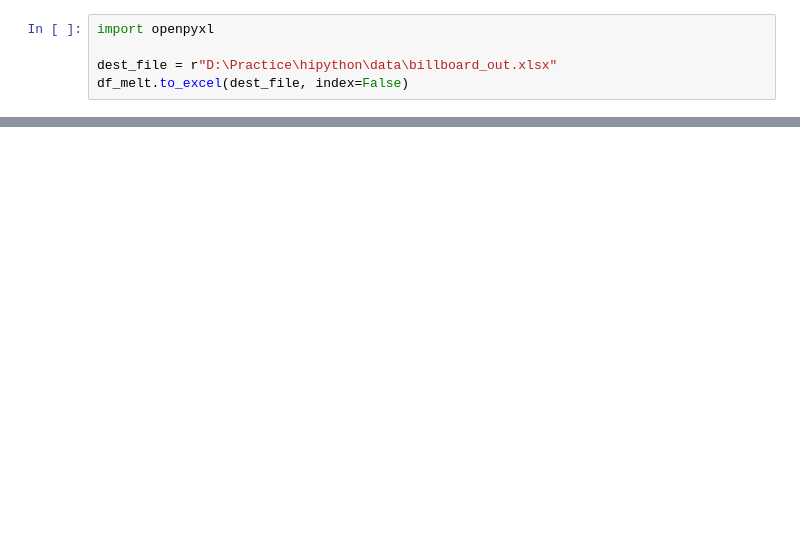
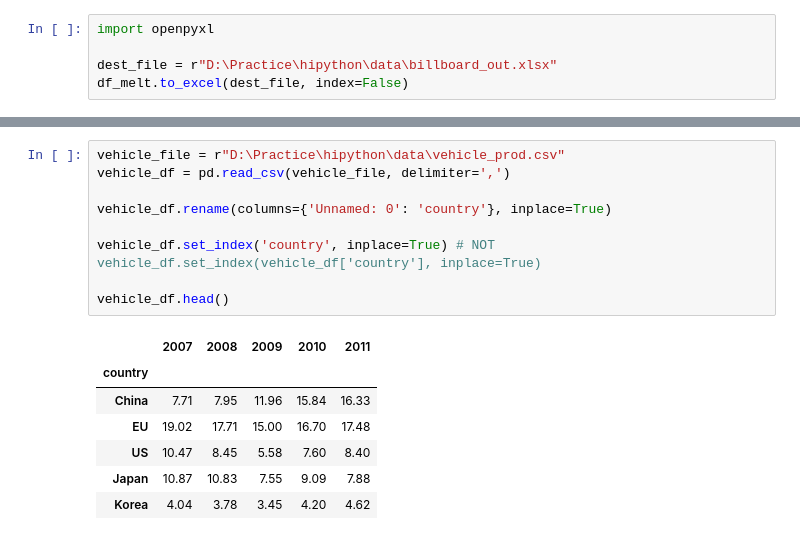
Before and after one commit to cherrima/hipython, a Jupyter notebook: 08.pandas_melt_pivot.ipynb, the cells around one changed output, grey strips where cells are left out. Cells and saved outputs as stored; diff of their text form; blank space fills up the shorter version.

```diff
--- a/08.pandas_melt_pivot.ipynb
+++ b/08.pandas_melt_pivot.ipynb
@@ -68,0 +143,17 @@ df_melt.to_excel(dest_file, index=False)
+# %%
+vehicle_file = r"D:\Practice\hipython\data\vehicle_prod.csv"
+vehicle_df = pd.read_csv(vehicle_file, delimiter=',')
+
+vehicle_df.rename(columns={'Unnamed: 0': 'country'}, inplace=True)
+
+vehicle_df.set_index('country', inplace=True) # NOT vehicle_df.set_index(vehicle_df['country'], inplace=True)
+
+vehicle_df.head()
+# %% [output]
+|  | 2007 | 2008 | 2009 | 2010 | 2011 |
+| country |  |  |  |  |  |
+| China | 7.71 | 7.95 | 11.96 | 15.84 | 16.33 |
+| EU | 19.02 | 17.71 | 15.00 | 16.70 | 17.48 |
+| US | 10.47 | 8.45 | 5.58 | 7.60 | 8.40 |
+| Japan | 10.87 | 10.83 | 7.55 | 9.09 | 7.88 |
+| Korea | 4.04 | 3.78 | 3.45 | 4.20 | 4.62 |
```
Also changed, not shown: parts of 33 cells of this notebook, 4 other files.
